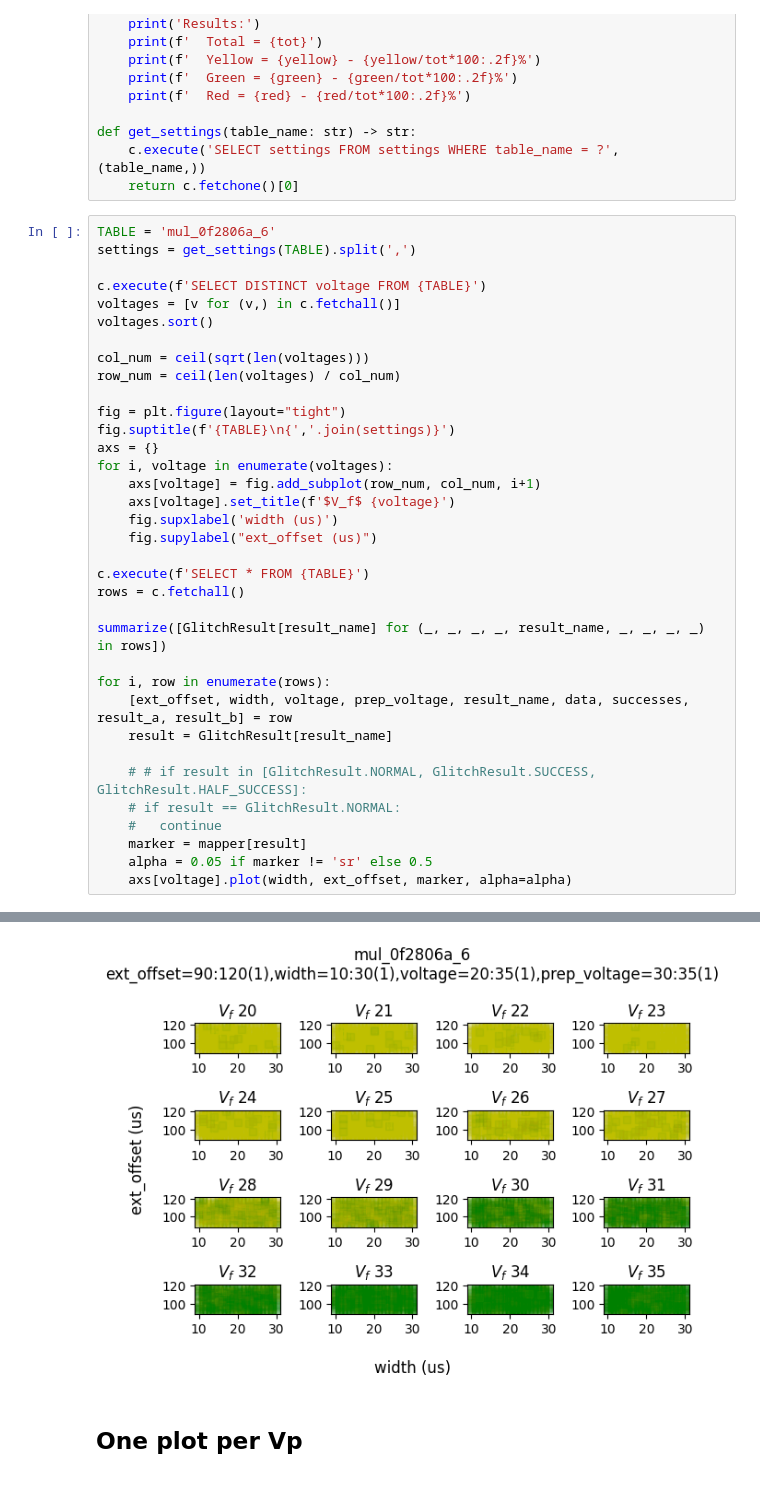
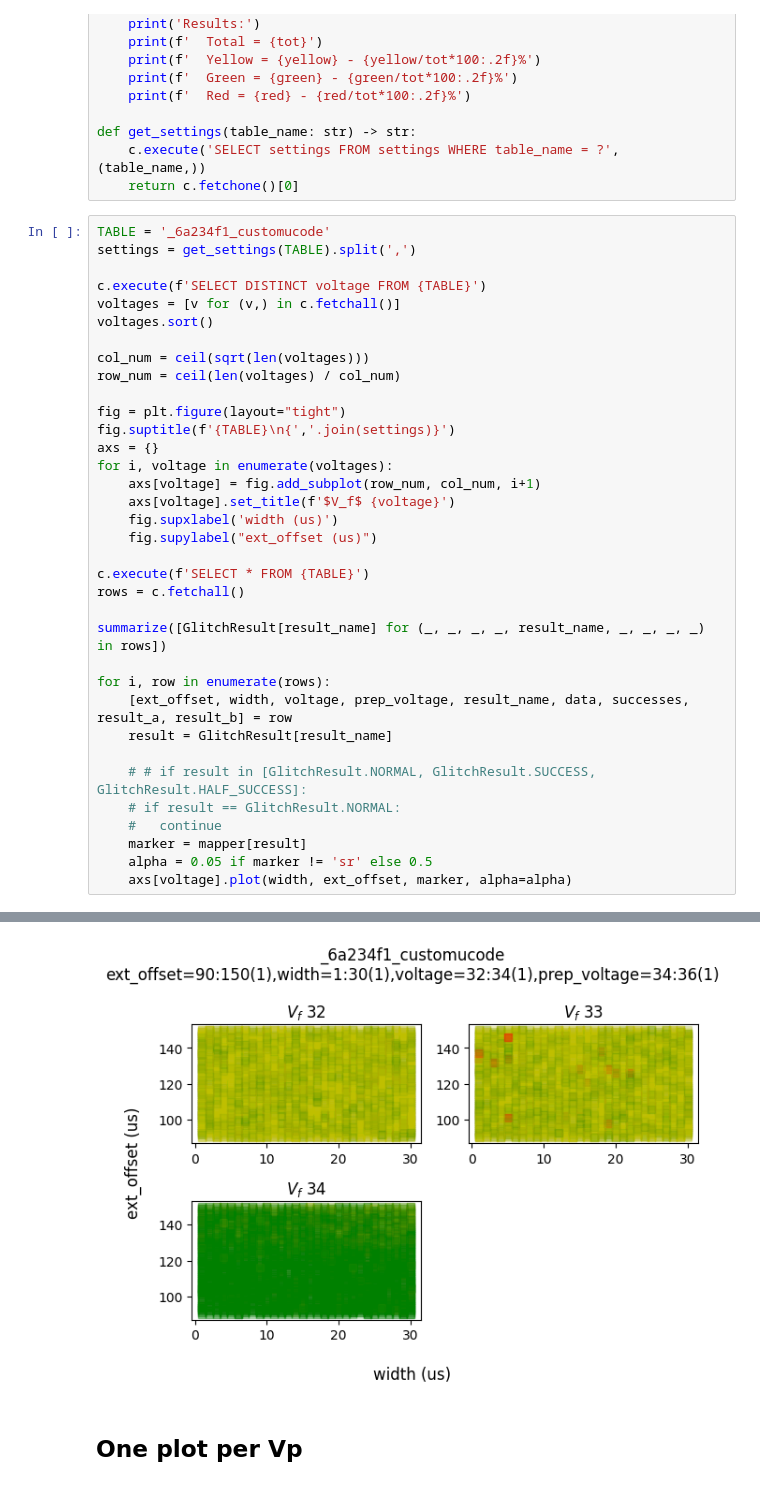
Before and after one commit to ceres-c/VU-Thesis, a Jupyter notebook: notebooks/plot_from_db.ipynb, the cells around one changed output, grey strips where cells are left out. Cells and saved outputs as stored; diff of their text form.

Commit message:
Plots from microcode glitch attempt

```diff
--- a/notebooks/plot_from_db.ipynb
+++ b/notebooks/plot_from_db.ipynb
@@ -42,7 +42,7 @@ def get_settings(table_name: str) -> str:
 	c.execute('SELECT settings FROM settings WHERE table_name = ?', (table_name,))
 	return c.fetchone()[0]
 # %%
-TABLE = 'mul_0f2806a_6'
+TABLE = '_6a234f1_customucode'
 settings = get_settings(TABLE).split(',')
 
 c.execute(f'SELECT DISTINCT voltage FROM {TABLE}')
@@ -85,4 +85,4 @@ Results:
-[figure, old version]
+[figure, new version]
 # %% [markdown]
 ## One plot per Vp
 # %%
```
Also changed, not shown: parts of 3 cells of this notebook.
